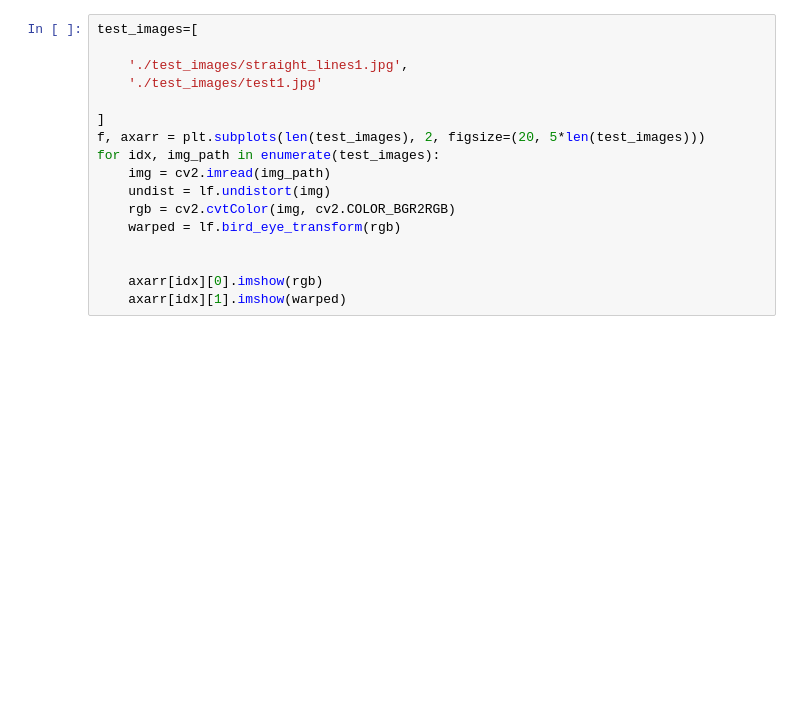
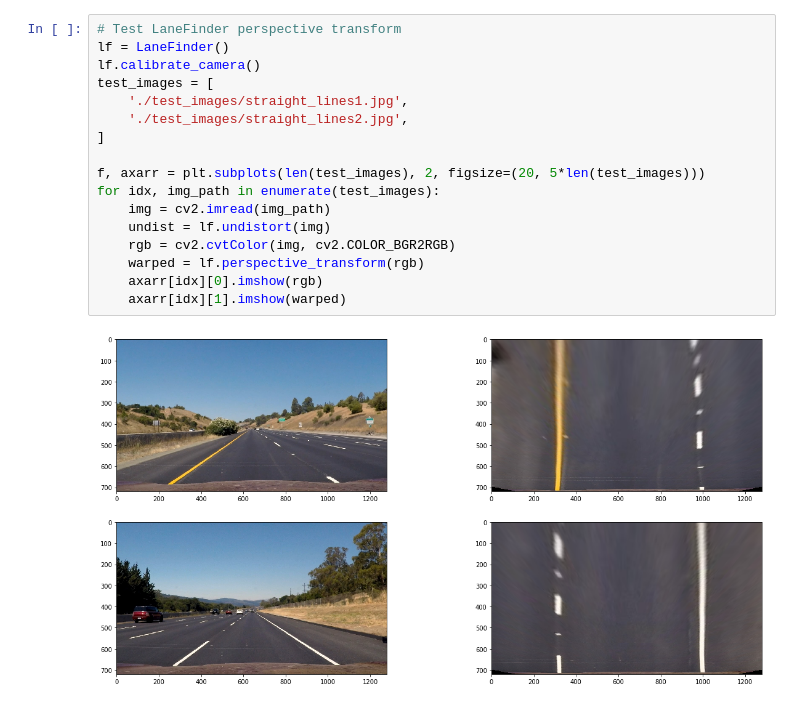
Before and after one commit to chunhsienho/Self-Driving-CarND-Advanced-Lane-Lines, a Jupyter notebook: P4.ipynb, the cells around one changed output. Drawn from its saved outputs; the diff is of its cells as text; blank space fills up the shorter version.

```diff
--- a/P4.ipynb
+++ b/P4.ipynb
@@ -485,18 +506,20 @@ plt.imsave('./output_images/chessboard_undistort.jpg', undist)
 # %%
-test_images=[
+# Test LaneFinder perspective transform
+lf = LaneFinder()
+lf.calibrate_camera()
+test_images = [
+    './test_images/straight_lines1.jpg',
+    './test_images/straight_lines2.jpg',
+]
 
-    './test_images/straight_lines1.jpg',
-    './test_images/test1.jpg'
-
-]
 f, axarr = plt.subplots(len(test_images), 2, figsize=(20, 5*len(test_images)))
 for idx, img_path in enumerate(test_images):
     img = cv2.imread(img_path)
     undist = lf.undistort(img)
     rgb = cv2.cvtColor(img, cv2.COLOR_BGR2RGB)
-    warped = lf.bird_eye_transform(rgb)
-
-
+    warped = lf.perspective_transform(rgb)
     axarr[idx][0].imshow(rgb)
     axarr[idx][1].imshow(warped)
+# %% [output]
+[figure, added]
 # %%
```
Also changed, not shown: parts of 9 cells of this notebook, 6 other files.
